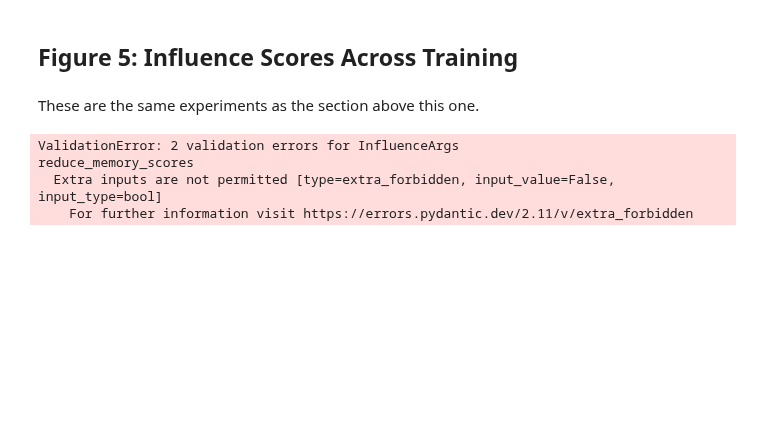
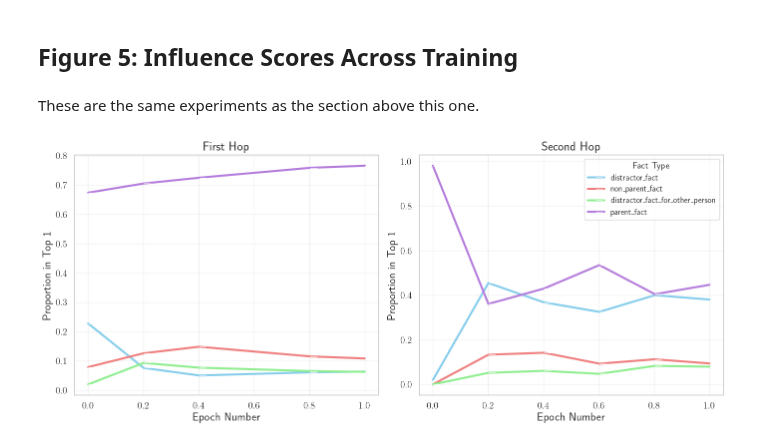
Before and after one commit to levmckinney/malign-influence, a Jupyter notebook: analysis/final_paper_figures.ipynb, the cells around one changed output. Drawn from its saved outputs; the diff is of its cells as text; code cells hidden in the pictures; blank space fills up the shorter version.

```diff
--- a/analysis/final_paper_figures.ipynb
+++ b/analysis/final_paper_figures.ipynb
@@ -1058,29 +927,26 @@ def plot_checkpoint_vs_top_percentile_facts(
 
 
 @dataclass
-class FirstAndSecondHopDuringTraining:
+class FirsAndSecondHopDuringTraining:
     first_hop_runs : list [str]
     second_hop_runs: list[str]
     first_hop_title: str = "First Hop"
     second_hop_title: str = "Second Hop"
     save_name : str = "influence_across_training.pdf"
-    old_result: bool = False
 
 
-plot = FirstAndSecondHopDuringTraining(
+plot = FirsAndSecondHopDuringTraining(
     first_hop_runs=["zjg6dhrj", "zcyhbl3z", "r0jk3j0a", "aizfb153", "e0yqrmbd"],
     second_hop_runs=["ry2ga7q9", "12ajk23u", "r5wqrwo5", "wn3vblzi", "wfma33c3", "6ga7x72x"],
     first_hop_title="First Hop",
     second_hop_title="Second Hop",
-    save_name="influence_across_training.pdf",
-    old_result=True
-
+    save_name="influence_across_training.pdf"
 )
 
 
-def plot_first_and_second_hop_during_training(config: FirstAndSecondHopDuringTraining) -> None:
+def plot_first_and_second_hop_during_training(config: FirsAndSecondHopDuringTraining) -> None:
     all_run_ids = config.first_hop_runs + config.second_hop_runs
-    add_runs_to_run_dict(all_run_ids, run_type="influence", allow_mismatched_keys=config.old_result)
+    add_runs_to_run_dict(all_run_ids, run_type="influence")
 
     # Create figure with two subfigures - made them skinnier
     fig, (ax1, ax2) = plt.subplots(1, 2, figsize=(14, 6))
@@ -1096,8 +962,7 @@ def plot_first_and_second_hop_during_training(config: FirstAndSecondHopDuringTra
         train_args = TrainingArgs.model_validate(train_log.args)
         break
 
-    checkpoint = load_experiment_checkpoint(experiment_output_dir=args.target_experiment_dir, checkpoint_name="checkpoint_final", load_model=False, load_tokenizer=False) # type: ignore
-    _, train_dataset, test_datasets, tokenizer, training_experiment_log = checkpoint.model, checkpoint.train_dataset, checkpoint.test_datasets, checkpoint.tokenizer, checkpoint.experiment_log
+    _, train_dataset, test_datasets, tokenizer, training_experiment_log = load_experiment_checkpoint(experiment_output_dir=args.target_experiment_dir, checkpoint_name="checkpoint_final", load_model=False, load_tokenizer=False) # type: ignore
 
     assert isinstance(train_args, TrainingArgs) # type: ignore
     assert isinstance(train_dataset, Dataset) # type: ignore
@@ -1125,34 +990,31 @@ def plot_first_and_second_hop_during_training(config: FirstAndSecondHopDuringTra
 
     # Plot second hop
     second_hop_runs = [run_id_to_data[run_id] for run_id in config.second_hop_runs]
     assert len(second_hop_runs) > 0
 
     plot_checkpoint_vs_top_percentile_facts(
         runs=second_hop_runs,
         checkpoint_name_to_epoch=lambda x: checkpoint_name_to_epoch(x, num_epochs_total=num_epochs_total, steps_per_epoch=steps_per_epoch),
         title=config.second_hop_title,
         percentile=1,
         plot_ratio=False,
         ids_to_keep=None,
         ax=ax2,
     )
 
     # Remove individual legends from subplots
     ax1.get_legend().remove()
     ax2.get_legend().remove()
 
     # Create unified legend positioned in the top right of the second subplot with larger font
     handles, labels = ax2.get_legend_handles_labels()
     ax2.legend(handles, labels, title='Fact Type', loc='upper right', fontsize=12, title_fontsize=13, framealpha=0.8)
 
     plt.tight_layout()
     plt.savefig(ANALYSIS_SAVE_DIR / config.save_name, format="pdf", bbox_inches='tight', transparent=True)
     plt.show()
 
 plot_first_and_second_hop_during_training(plot)
 pass
 # %% [output]
-ValidationError: 2 validation errors for InfluenceArgs
-reduce_memory_scores
-  Extra inputs are not permitted [type=extra_forbidden, input_value=False, input_type=bool]
-    For further information visit https://errors.pydantic.dev/2.11/v/extra_forbidden
+[figure, added]
```
Also changed, not shown: parts of 4 cells of this notebook, 13 other files.
